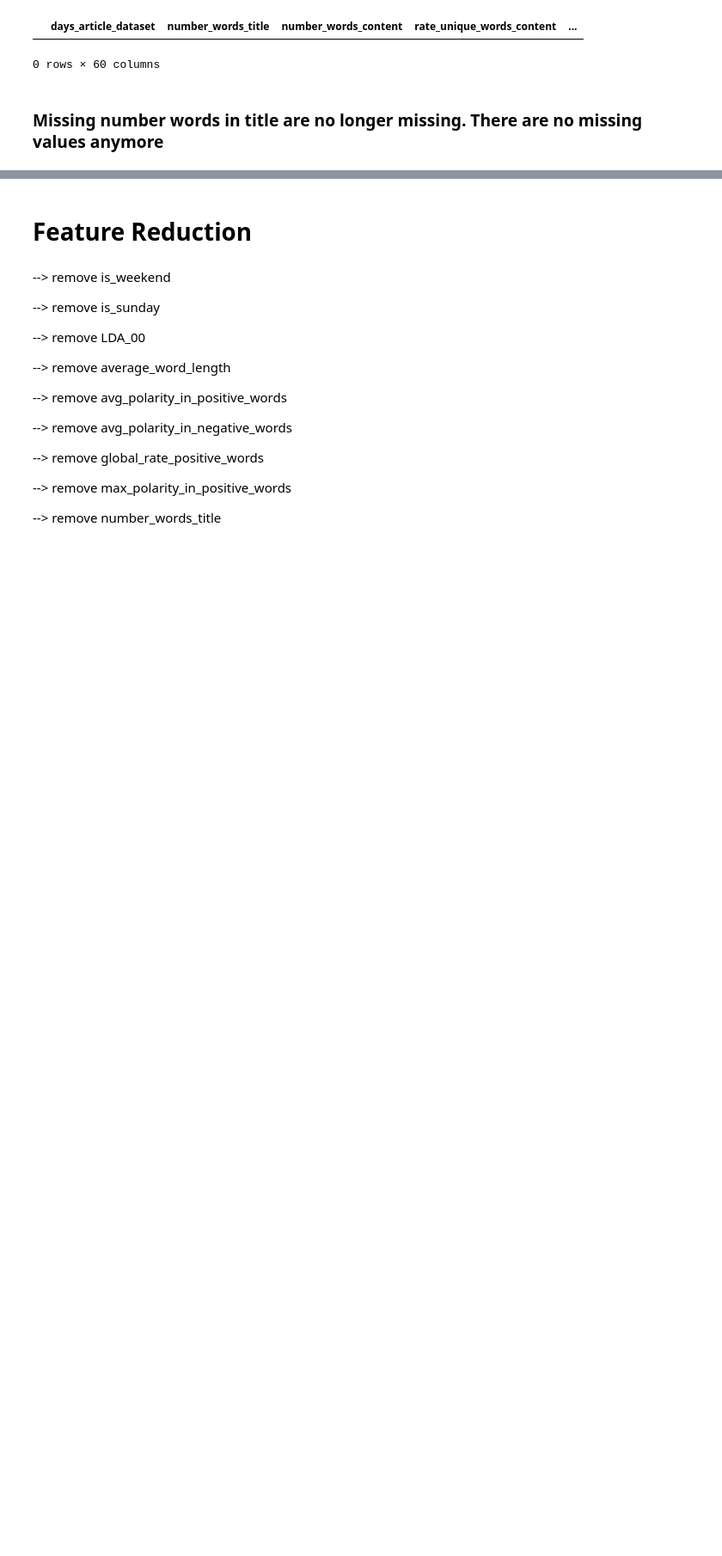
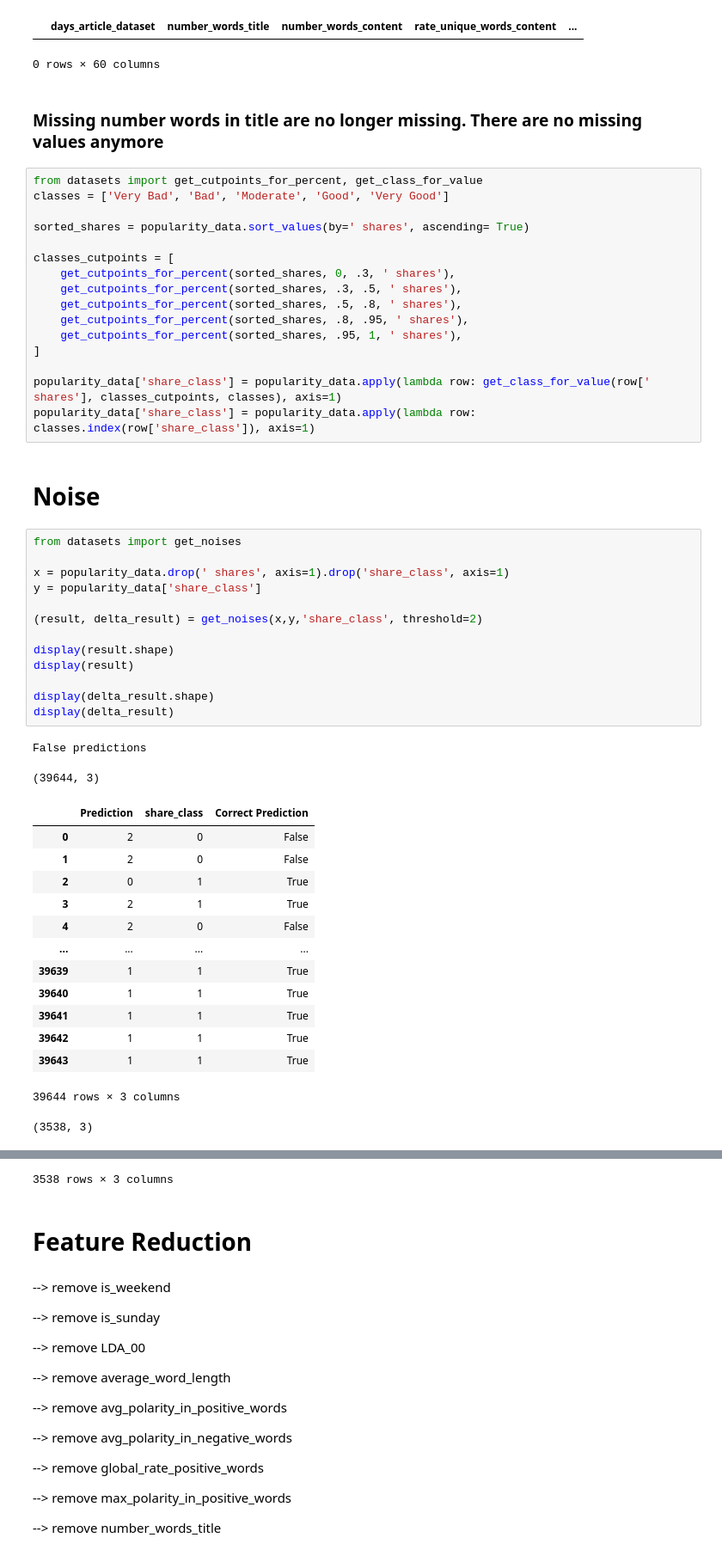
Before and after one commit to proohit/trends-in-ds-team1, a Jupyter notebook: onp_preprocessing.ipynb, the cells around one changed output, grey strips where cells are left out. Shown: that part at 86% size. Saved outputs shown, nothing was run; the diff lists cells and outputs as text; blank space fills up the shorter version.

Commit message:
beginning noise

```diff
--- a/onp_preprocessing.ipynb
+++ b/onp_preprocessing.ipynb
@@ -120,3 +122,51 @@ show_mvs(popularity_data)
 0 rows × 60 columns
 # %% [markdown]
 ### Missing number words in title are no longer missing. There are no missing values anymore
+# %%
+from datasets import get_cutpoints_for_percent, get_class_for_value
+classes = ['Very Bad', 'Bad', 'Moderate', 'Good', 'Very Good']
+
+sorted_shares = popularity_data.sort_values(by=' shares', ascending= True)
+
+classes_cutpoints = [
+    get_cutpoints_for_percent(sorted_shares, 0, .3, ' shares'),
+    get_cutpoints_for_percent(sorted_shares, .3, .5, ' shares'),
+    get_cutpoints_for_percent(sorted_shares, .5, .8, ' shares'),
+    get_cutpoints_for_percent(sorted_shares, .8, .95, ' shares'),
+    get_cutpoints_for_percent(sorted_shares, .95, 1, ' shares'),
+]
+
+popularity_data['share_class'] = popularity_data.apply(lambda row: get_class_for_value(row[' shares'], classes_cutpoints, classes), axis=1)
+popularity_data['share_class'] = popularity_data.apply(lambda row: classes.index(row['share_class']), axis=1)
+# %% [markdown]
+# Noise
+# %%
+from datasets import get_noises
+
+x = popularity_data.drop(' shares', axis=1).drop('share_class', axis=1)
+y = popularity_data['share_class']
+
+(result, delta_result) = get_noises(x,y,'share_class', threshold=2)
+
+display(result.shape)
+display(result)
+
+display(delta_result.shape)
+display(delta_result)
+# %% [output]
+False predictions
+(39644, 3)
+|  | Prediction | share_class | Correct Prediction |
+| 0 | 2 | 0 | False |
+| 1 | 2 | 0 | False |
+| 2 | 0 | 1 | True |
+| 3 | 2 | 1 | True |
+| 4 | 2 | 0 | False |
+| ... | ... | ... | ... |
+| 39639 | 1 | 1 | True |
+| 39640 | 1 | 1 | True |
+| 39641 | 1 | 1 | True |
+| 39642 | 1 | 1 | True |
+| 39643 | 1 | 1 | True |
+39644 rows × 3 columns
+(3538, 3)
@@ -123,3 +185,4 @@ show_mvs(popularity_data)
+3538 rows × 3 columns
 # %% [markdown]
 # Feature Reduction
 # %% [markdown]
```
Also changed, not shown: parts of 2 cells of this notebook, 1 other file.
